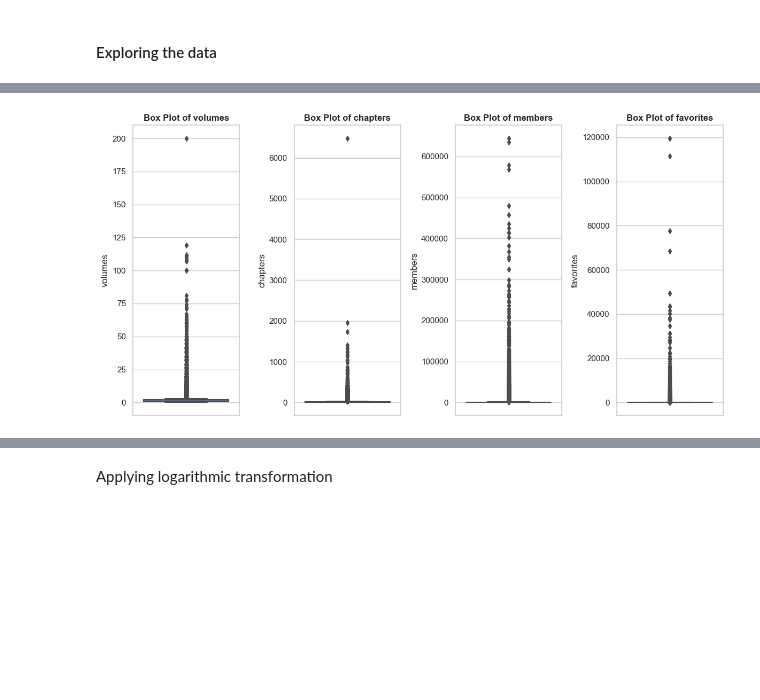
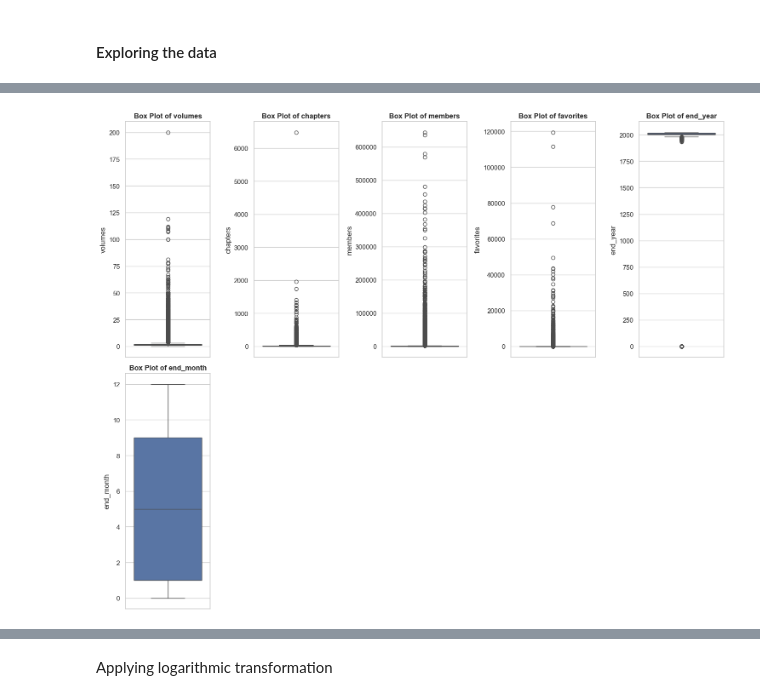
Before and after one commit to Anishx/MLBusinessProjects, a Jupyter notebook: 3/comics.ipynb, the cells around one changed output, grey strips where cells are left out. Saved outputs shown, nothing was run; the diff lists cells and outputs as text; code cells hidden in the pictures; blank space fills up the shorter version.

Commit message:
visualization and markdown comments

```diff
--- a/3/comics.ipynb
+++ b/3/comics.ipynb
@@ -262,20 +262,21 @@ mangaCsv.describe()
 | max | 200.000000 | 6477.000000 | 643969.000000 | 119470.000000 | 2023.000000 | 12.000000 | 2023.000000 | 12.000000 |
 # %%
 import seaborn as sns
+
 numerical_columns = mangaCsv.select_dtypes(include=['float64', 'int64']).columns
 
 num_cols = 5
 num_rows = (len(numerical_columns) + num_cols - 1) // num_cols
-num_rows = 1
+
 plt.figure(figsize=(15, num_rows * 6))
 sns.set(style="whitegrid")
 
 for i, column in enumerate(numerical_columns, 1):
     plt.subplot(num_rows, num_cols, i)
     sns.boxplot(y=mangaCsv[column])
-    plt.title(f'Box Plot of {column}',fontweight='bold')
+    plt.title(f'Box Plot of {column}', fontweight='bold')
 
 plt.tight_layout()
 plt.show()
 # %% [output]
-[figure, old version]
+[figure, new version]
```
Also changed, not shown: parts of 12 cells of this notebook.
